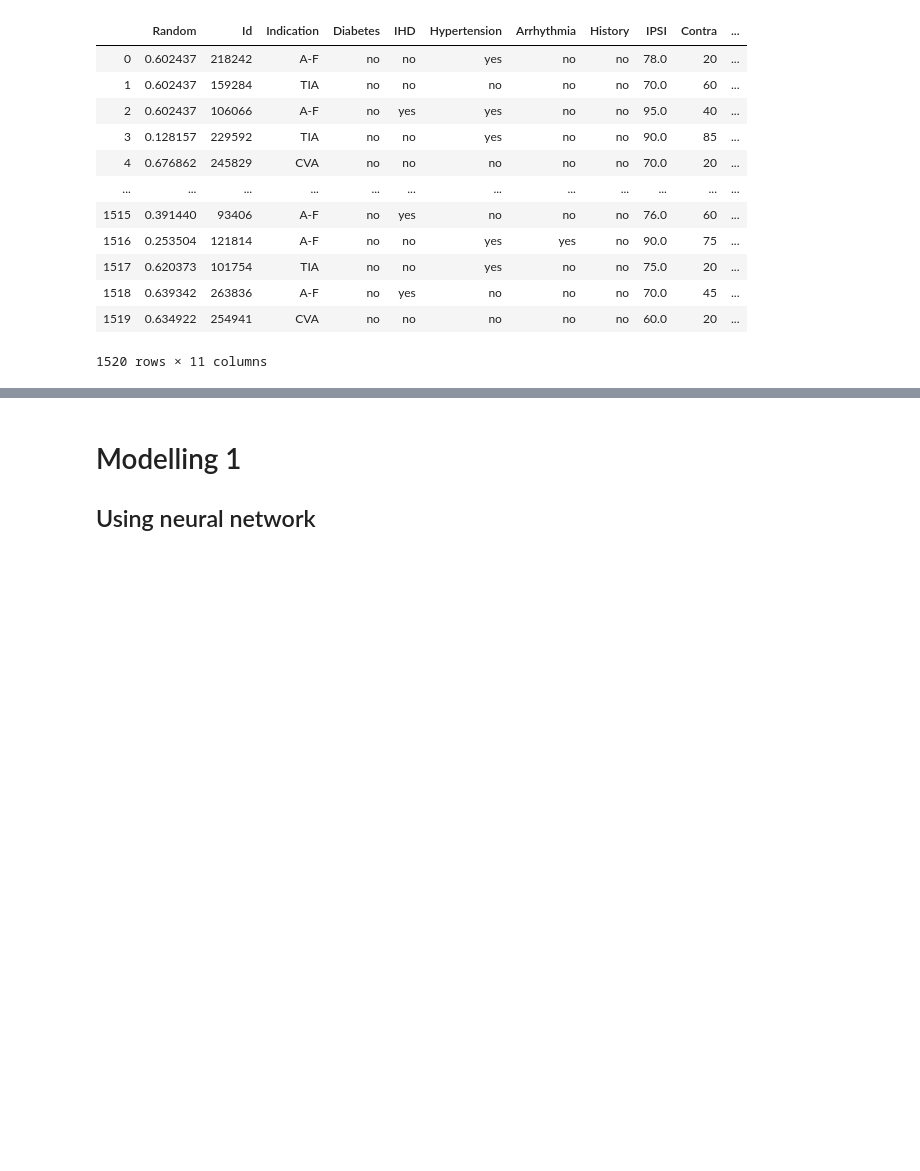
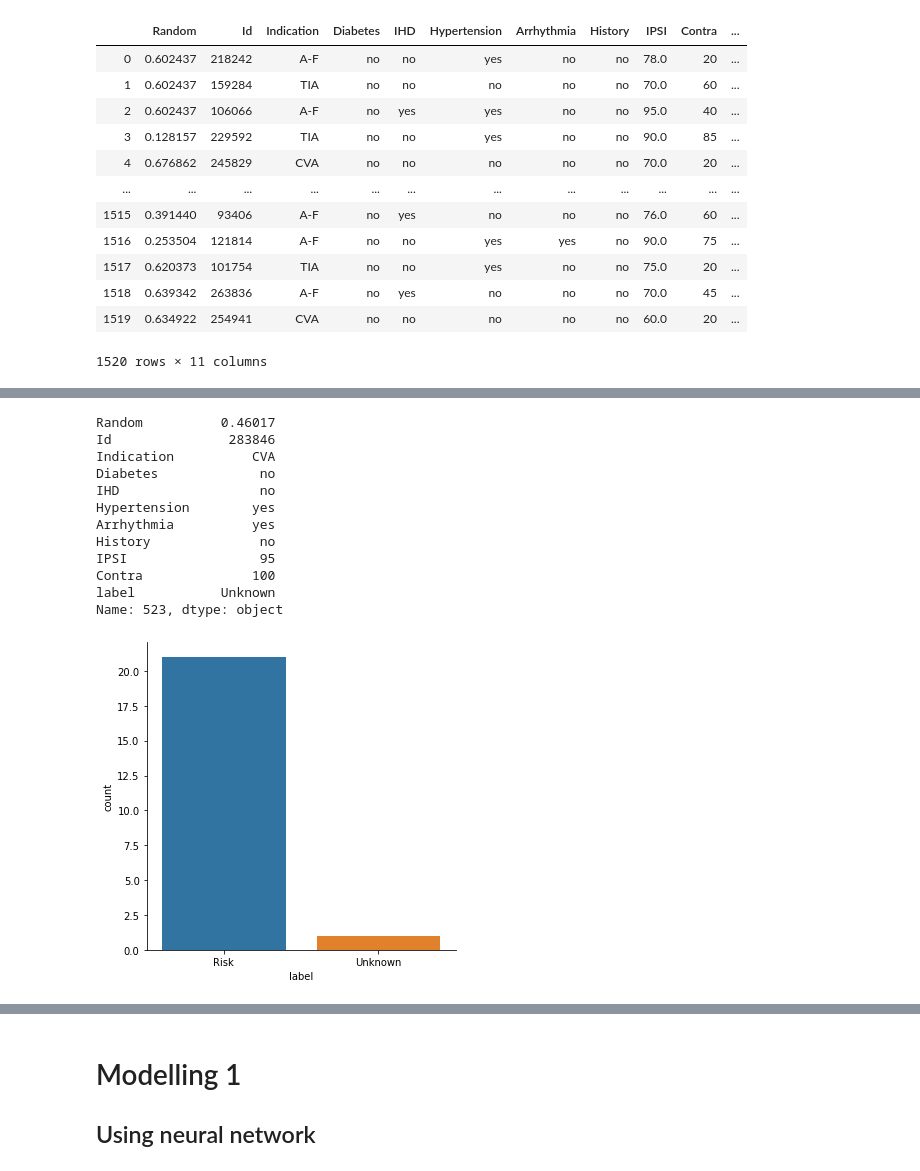
Before and after one commit to Kikumu/Datamining, a Jupyter notebook: ACW-part-2.ipynb, the cells around one changed output, grey strips where cells are left out. Cells and saved outputs as stored; diff of their text form; code cells hidden in the pictures; blank space fills up the shorter version.

```diff
--- a/ACW-part-2.ipynb
+++ b/ACW-part-2.ipynb
@@ -1218,0 +1284,22 @@ df_copy2
+# %%
+print(df_copy2.loc[523,:])
+df_copy1 = df.copy() ##first line included  to 'reset' the dataframe
+df_copy1.query('Indication =="CVA" and Diabetes =="no" and IHD == "no" and Hypertension == "yes" and Arrhythmia == "yes" and History == "no" and IPSI ==95', inplace = True)
+copy1 = df_copy1
+sns.catplot('label', data = df_copy1, kind='count' )
+df_copy1 = df.copy()
+#risk is frequent
+# %% [output]
+Random          0.46017
+Id               283846
+Indication          CVA
+Diabetes             no
+IHD                  no
+Hypertension        yes
+Arrhythmia          yes
+History              no
+IPSI                 95
+Contra              100
+label           Unknown
+Name: 523, dtype: object
+[figure, added]
```
Also changed, not shown: parts of 43 cells of this notebook.
